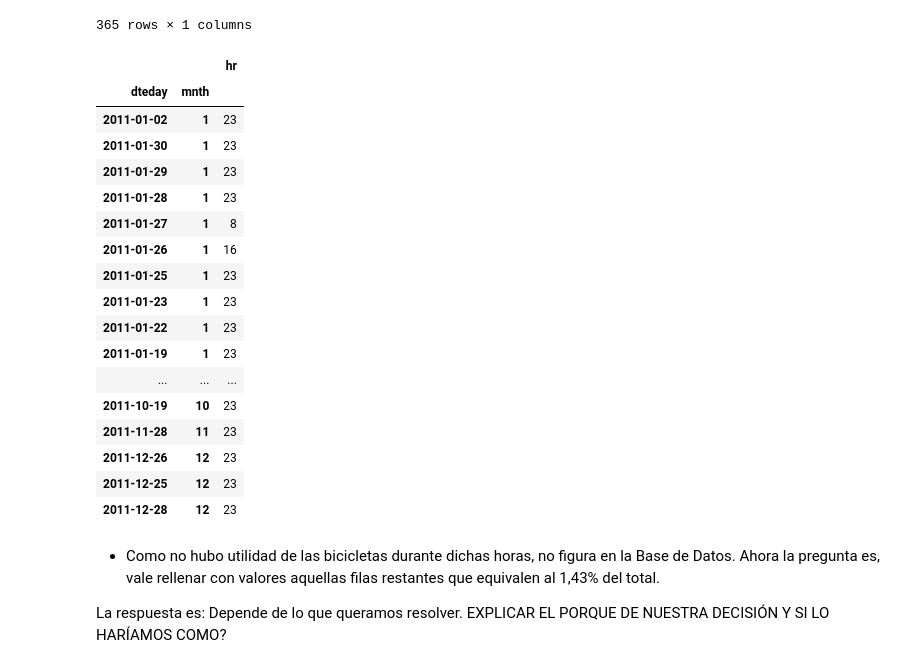
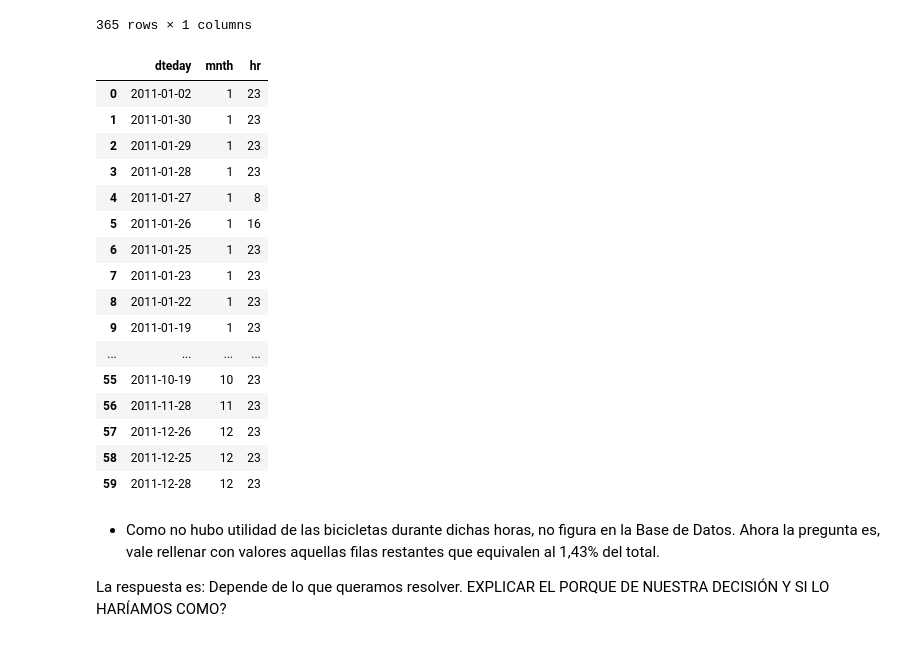
Before and after one commit to solfontan/Capital_Bikeshare_EDA, a Jupyter notebook: Datos_analisis.ipynb, the cells around one changed output. Saved outputs shown, nothing was run; the diff lists cells and outputs as text; code cells hidden in the pictures.

```diff
--- a/Datos_analisis.ipynb
+++ b/Datos_analisis.ipynb
@@ -243,16 +243,3 @@ dteday      holiday  weekday
 2011-11-24  1        4          1495
 2011-12-26  1        1          1317
 Name: cnt, dtype: int64
-# %%
-# Al faltar días festivos, los agregamos.
-dias_festivos = ['2011-01-01', '2011-01-17', '2011-02-14', '2011-02-21','2011-04-24', '2011-05-30', '2011-07-04', '2011-09-05','2011-10-10', '2011-10-31', '2011-11-11', '2011-12-24','2011-12-25']
-
-# Convierte la lista de días festivos a formato datetime.
-dias_festivos = pd.to_datetime(dias_festivos)
-
-# Reescribe la columna 'holiday' asignando 1 si la fecha está en la lista de días festivos, 0 en caso contrario.
-df2011['holiday'] = (df2011['dteday'].isin(dias_festivos)).astype(int)
-
-df2011['day'] = df2011['dteday'].dt.day
-
-df2011['weekday'] = df2011['dteday'].dt.day_of_week
@@ -407,27 +393,25 @@ df_hour
 365 rows × 1 columns
 # %%
 horas_faltantes = df_hour.query('hr <= 23').sort_values(by='mnth')
-horas_faltantes
-# sns.barplot(data=horas_faltantes,x='dteday',y='hr',hue='mnth')
+horas_faltantes.reset_index()
 # %% [output]
-|  |  | hr |
-| dteday | mnth |  |
-| 2011-01-02 | 1 | 23 |
-| 2011-01-30 | 1 | 23 |
-| 2011-01-29 | 1 | 23 |
-| 2011-01-28 | 1 | 23 |
-| 2011-01-27 | 1 | 8 |
-| 2011-01-26 | 1 | 16 |
-| 2011-01-25 | 1 | 23 |
-| 2011-01-23 | 1 | 23 |
-| 2011-01-22 | 1 | 23 |
-| 2011-01-19 | 1 | 23 |
-| ... | ... | ... |
-| 2011-10-19 | 10 | 23 |
-| 2011-11-28 | 11 | 23 |
-| 2011-12-26 | 12 | 23 |
-| 2011-12-25 | 12 | 23 |
-| 2011-12-28 | 12 | 23 |
+|  | dteday | mnth | hr |
+| 0 | 2011-01-02 | 1 | 23 |
+| 1 | 2011-01-30 | 1 | 23 |
+| 2 | 2011-01-29 | 1 | 23 |
+| 3 | 2011-01-28 | 1 | 23 |
+| 4 | 2011-01-27 | 1 | 8 |
+| 5 | 2011-01-26 | 1 | 16 |
+| 6 | 2011-01-25 | 1 | 23 |
+| 7 | 2011-01-23 | 1 | 23 |
+| 8 | 2011-01-22 | 1 | 23 |
+| 9 | 2011-01-19 | 1 | 23 |
+| ... | ... | ... | ... |
+| 55 | 2011-10-19 | 10 | 23 |
+| 56 | 2011-11-28 | 11 | 23 |
+| 57 | 2011-12-26 | 12 | 23 |
+| 58 | 2011-12-25 | 12 | 23 |
+| 59 | 2011-12-28 | 12 | 23 |
 # %% [markdown]
 - Como no hubo utilidad de las bicicletas durante dichas horas, no figura en la Base de Datos. Ahora la pregunta es, vale rellenar con valores aquellas filas restantes que equivalen al 1,43% del total.
 
```
Also changed, not shown: parts of 52 cells of this notebook, 2 other files.
